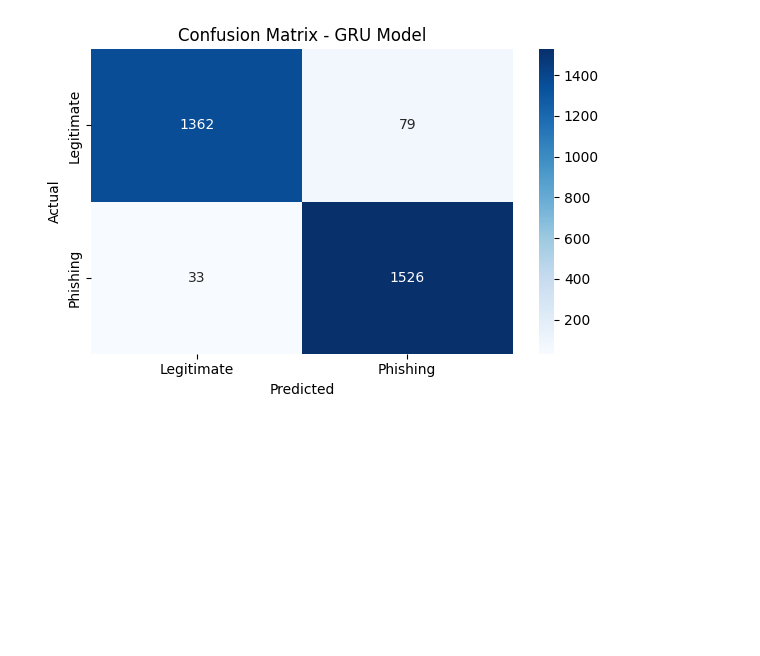
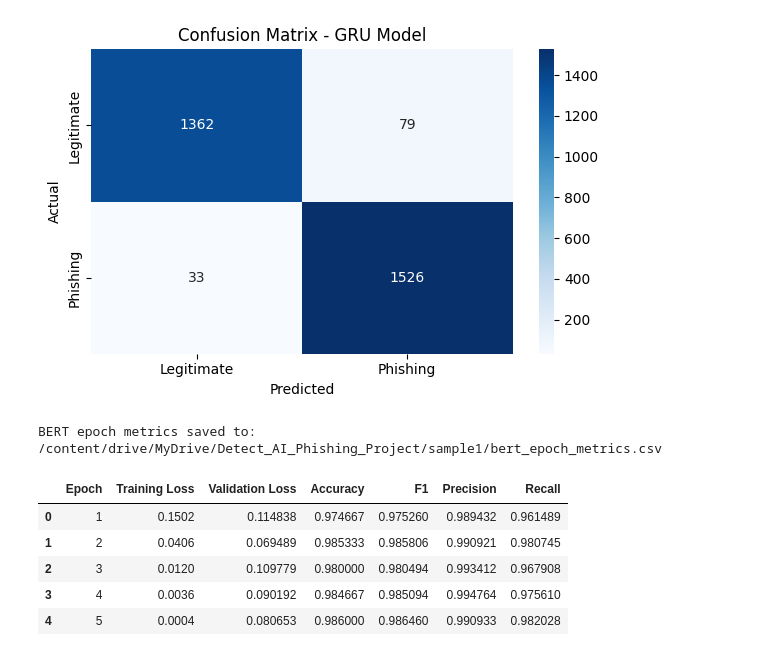
Before and after one commit to kushalshah0/colab_tools, a Jupyter notebook: ai-generated-phishing-emails-detection.ipynb, the cells around one changed output. Cells and saved outputs as stored; diff of their text form; code cells hidden in the pictures; blank space fills up the shorter version.

```diff
--- a/ai-generated-phishing-emails-detection.ipynb
+++ b/ai-generated-phishing-emails-detection.ipynb
@@ -77,11 +77,11 @@ df.shape
 (82486, 2)
 # %%
 # Randomly sample 15,000 rows from the full dataset
-df = df.sample(n=15000, random_state=42).reset_index(drop=True)
+#df = df.sample(n=15000, random_state=42).reset_index(drop=True)
 
 #SAMPLE_NAME = "sample1" name the sample according to the drive's update
 
-SAMPLE_NAME = ""
+SAMPLE_NAME = "sample1"
 
 SAMPLE_DIR = f"{BASE_DIR}/{SAMPLE_NAME}"
 os.makedirs(SAMPLE_DIR, exist_ok=True)
@@ -1103,3 +1120,33 @@ plt.savefig(f"{BASE_DIR}/{SAMPLE_NAME}/confusion_matrix_gru.png")
 plt.show()
 # %% [output]
 [figure]
+# %%
+#@title BERT Epoch Metrics
+import pandas as pd
+
+# Create a DataFrame for BERT epoch metrics
+bert_epoch_metrics_data = {
+    'Epoch': epochs,
+    'Training Loss': train_loss,
+    'Validation Loss': eval_loss,
+    'Accuracy': eval_acc,
+    'F1': [entry['eval_f1'] for entry in log_history if 'eval_f1' in entry],
+    'Precision': [entry['eval_precision'] for entry in log_history if 'eval_precision' in entry],
+    'Recall': [entry['eval_recall'] for entry in log_history if 'eval_recall' in entry]
+}
+bert_epoch_metrics_df = pd.DataFrame(bert_epoch_metrics_data)
+
+# Save BERT epoch metrics to CSV
+bert_epoch_metrics_path = f"{BASE_DIR}/{SAMPLE_NAME}/bert_epoch_metrics.csv"
+bert_epoch_metrics_df.to_csv(bert_epoch_metrics_path, index=False)
+print(f"BERT epoch metrics saved to: {bert_epoch_metrics_path}")
+
+display(bert_epoch_metrics_df)
+# %% [output]
+BERT epoch metrics saved to: /content/drive/MyDrive/Detect_AI_Phishing_Project/sample1/bert_epoch_metrics.csv
+|  | Epoch | Training Loss | Validation Loss | Accuracy | F1 | Precision | Recall |
+| 0 | 1 | 0.1502 | 0.114838 | 0.974667 | 0.975260 | 0.989432 | 0.961489 |
+| 1 | 2 | 0.0406 | 0.069489 | 0.985333 | 0.985806 | 0.990921 | 0.980745 |
+| 2 | 3 | 0.0120 | 0.109779 | 0.980000 | 0.980494 | 0.993412 | 0.967908 |
+| 3 | 4 | 0.0036 | 0.090192 | 0.984667 | 0.985094 | 0.994764 | 0.975610 |
+| 4 | 5 | 0.0004 | 0.080653 | 0.986000 | 0.986460 | 0.990933 | 0.982028 |
```
Also changed, not shown: parts of 20 cells of this notebook.
